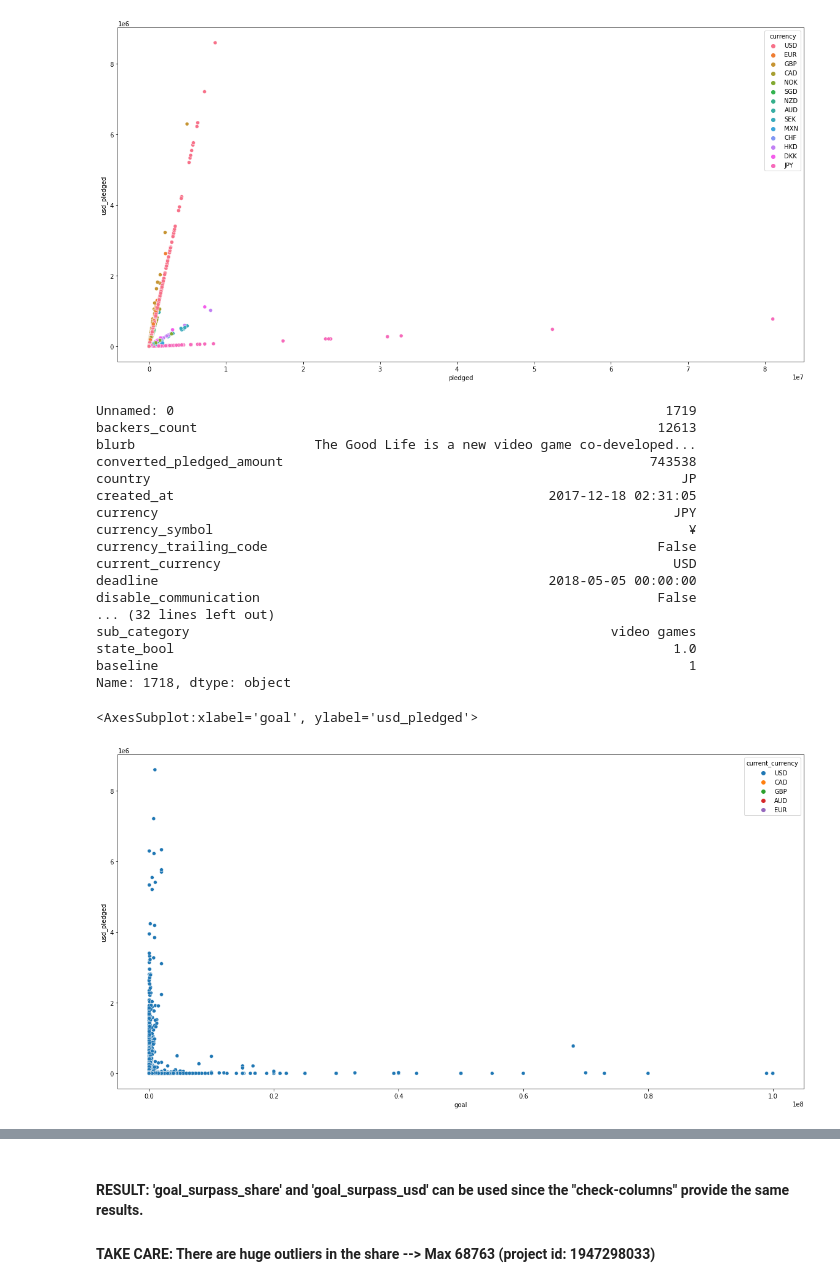
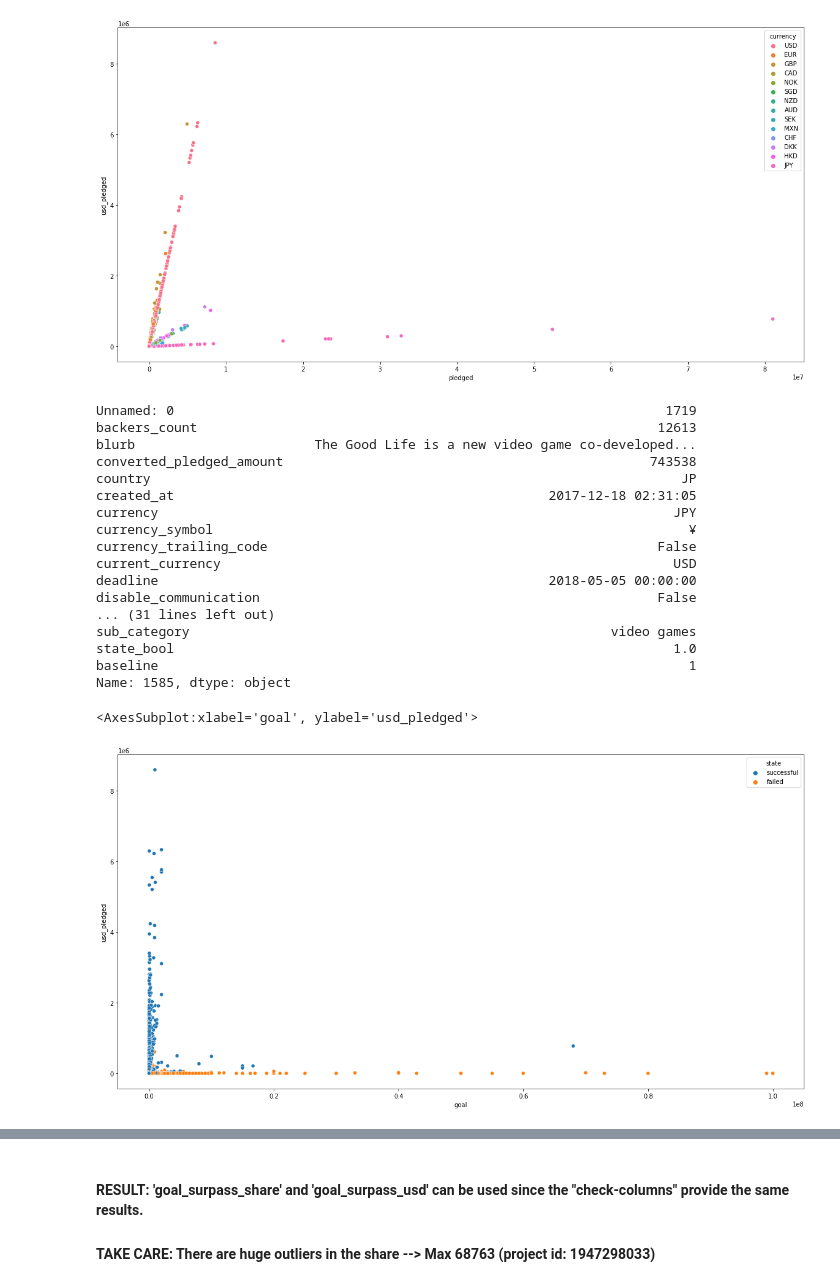
Before and after one commit to ChrisTheKnife/kick_it_like_beckham, a Jupyter notebook: EDA-kickstarter_CMM.ipynb, the cells around one changed output, grey strips where cells are left out. Cells and saved outputs as stored; diff of their text form; code cells hidden in the pictures.

```diff
--- a/EDA-kickstarter_CMM.ipynb
+++ b/EDA-kickstarter_CMM.ipynb
@@ -25,7 +25,7 @@ warnings.filterwarnings('ignore')
 Observations in each dataset: [3779, 3784, 3790, 3795, 3789, 3780, 3786, 3788, 3784, 3790, 3786, 3784, 3781, 3793, 3786, 3792, 3782, 3786, 3785, 3791, 3786, 3787, 3778, 3780, 3796, 3784, 3793, 3779, 3 ...
 Number of features in each dataset: [37, 37, 37, 37, 37, 37, 37, 37, 37, 37, 37, 37, 37, 37, 37, 37, 37, 37, 37, 37, 37, 37, 37, 37, 37, 37, 37, 37, 37, 37, 37, 37, 37, 37, 37, 37, 37, 37, 37, 37, 37, ...
 # %%
-frame_all = pd.read_csv('data/Kickstarter_full.csv')
+frame_all = pd.read_csv('data/Kickstarter_full.csv', index_col=0)
 # %%
 frame_all.info()
 # %% [output]
@@ -204,17 +190,17 @@ currency_trailing_code                                                  False
 current_currency                                                          USD
 deadline                                                  2018-05-05 00:00:00
 disable_communication                                                   False
-... (32 lines left out)
+... (31 lines left out)
 sub_category                                                      video games
 state_bool                                                                1.0
 baseline                                                                    1
-Name: 1718, dtype: object
+Name: 1585, dtype: object
 # %%
 fig = plt.figure(figsize=(20, 10))
-sns.scatterplot('goal', 'usd_pledged', hue='current_currency', data=frame_all)
+sns.scatterplot('goal', 'usd_pledged', hue='state', data=frame_all)
 # %% [output]
 <AxesSubplot:xlabel='goal', ylabel='usd_pledged'>
-[figure, old version]
+[figure, new version]
 # %%
 frame_all.groupby('state').mean()
 # %% [output]
```
Also changed, not shown: parts of 31 cells of this notebook, 1 other file.
